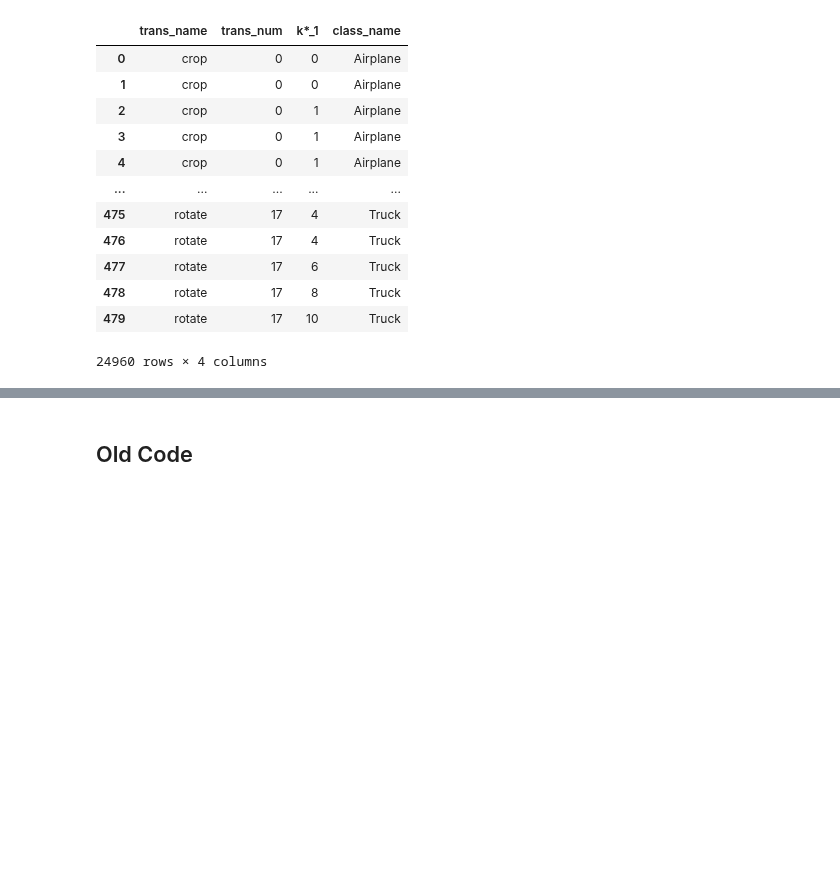
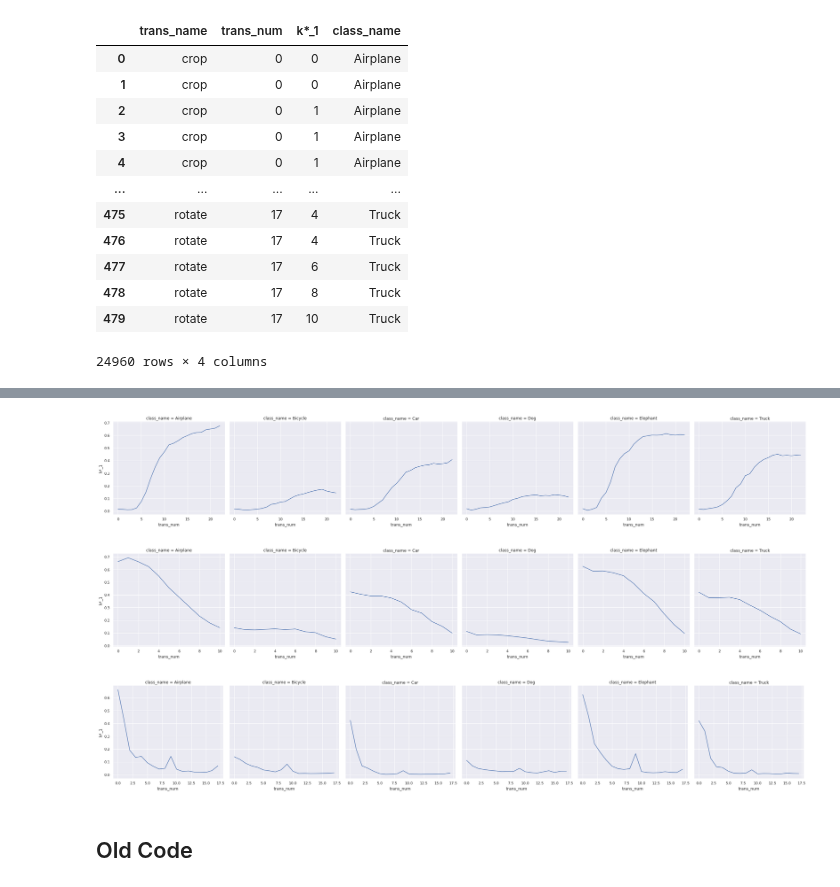
Before and after one commit to tatsuya-ai-engineer/k-Space, a Jupyter notebook: relplot.ipynb, the cells around one changed output, grey strips where cells are left out. Cells and saved outputs as stored; diff of their text form; code cells hidden in the pictures; blank space fills up the shorter version.

```diff
--- a/relplot.ipynb
+++ b/relplot.ipynb
@@ -68,3 +103,40 @@ for trans_name in trans_dict.keys():
+# %%
+
+for trans_name in trans_dict.keys():
+    all_mean_df = pd.DataFrame()
+    for trans_num in range(trans_dict[trans_name] + 1):
+
+        mean_df = all_df[all_df['trans_name'] == trans_name][['trans_num', 'k*_1', 'class_name']]
+        mean_df = mean_df[mean_df['trans_num'] == trans_num]
+        mean_dict = mean_df.groupby(['class_name'])['k*_1'].mean()
+        mean_df = pd.DataFrame(mean_dict).reset_index()
+        mean_df.insert(0, 'trans_num', trans_num)
+
+        all_mean_df = pd.concat([all_mean_df, mean_df], axis=0)
+    all_mean_df = all_mean_df.reset_index()
+
+    # print(all_mean_df)
+    sns.relplot(
+    data=all_mean_df,
+    x='trans_num',
+    y='k*_1',
+    col='class_name',
+    kind='line',
+    )
+
+# plot_mean and std
+# for trans_name in trans_dict.keys():
+#     sns.relplot(
+#     data=mean_d,
+#     x='trans_num',
+#     y='k*_1',
+#     col='class_name',
+#     # kind='line',
+#     )
+# %% [output]
+[figure, added]
+[figure, added]
+[figure, added]
 # %% [markdown]
 ## Old Code
 # %%
```
Also changed, not shown: parts of 3 cells of this notebook.
